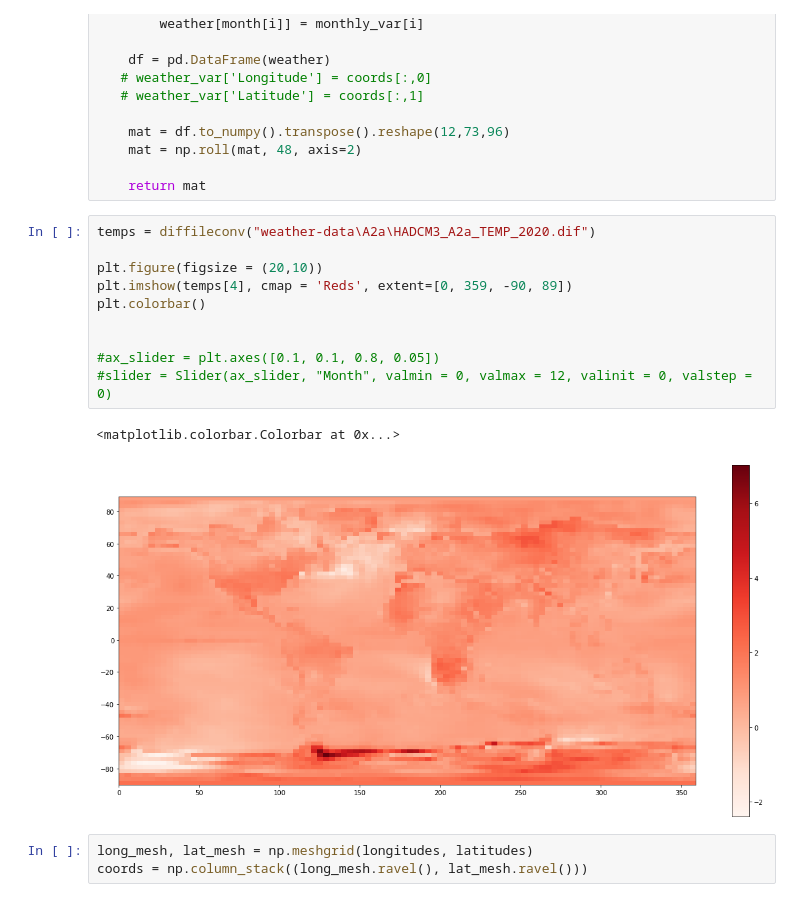
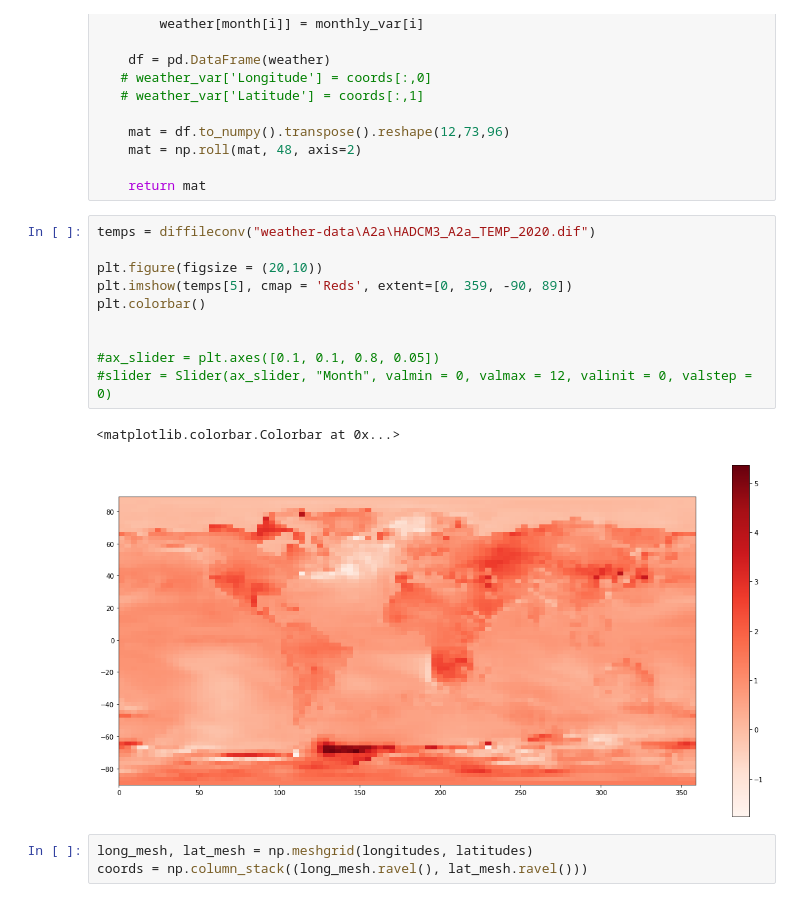
Before and after one commit to lofilippini/hadcm3-view, a Jupyter notebook: main.ipynb, the cells around one changed output. Cells and saved outputs as stored; diff of their text form.

```diff
--- a/main.ipynb
+++ b/main.ipynb
@@ -68,16 +67,16 @@ def diffileconv(file):
 # %%
 temps = diffileconv("weather-data\A2a\HADCM3_A2a_TEMP_2020.dif")
 
 plt.figure(figsize = (20,10))
-plt.imshow(temps[4], cmap = 'Reds', extent=[0, 359, -90, 89])
+plt.imshow(temps[5], cmap = 'Reds', extent=[0, 359, -90, 89])
 plt.colorbar()
 
 
 #ax_slider = plt.axes([0.1, 0.1, 0.8, 0.05])
 #slider = Slider(ax_slider, "Month", valmin = 0, valmax = 12, valinit = 0, valstep = 0)
 # %% [output]
 <matplotlib.colorbar.Colorbar at 0x...>
-[figure, old version]
+[figure, new version]
 # %%
 long_mesh, lat_mesh = np.meshgrid(longitudes, latitudes)
 coords = np.column_stack((long_mesh.ravel(), lat_mesh.ravel()))
```
Also changed, not shown: parts of 1 cell of this notebook.
